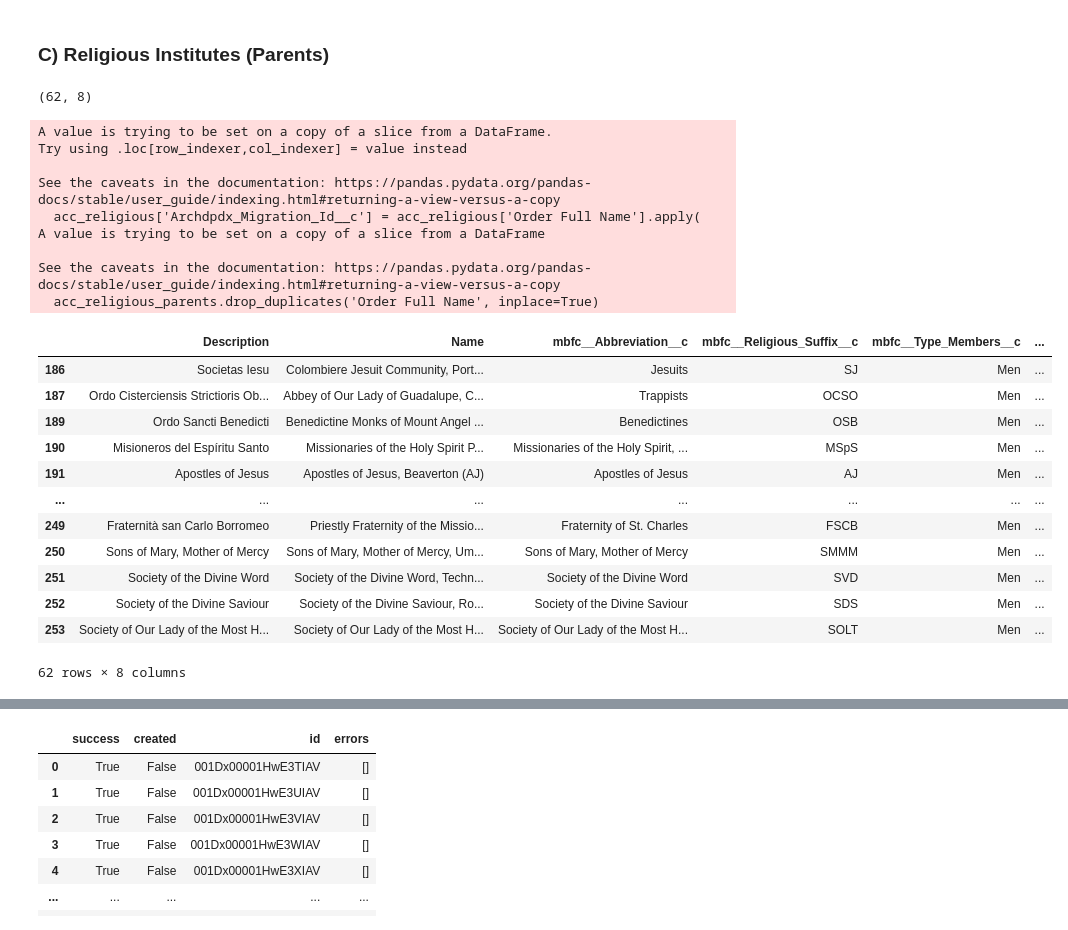
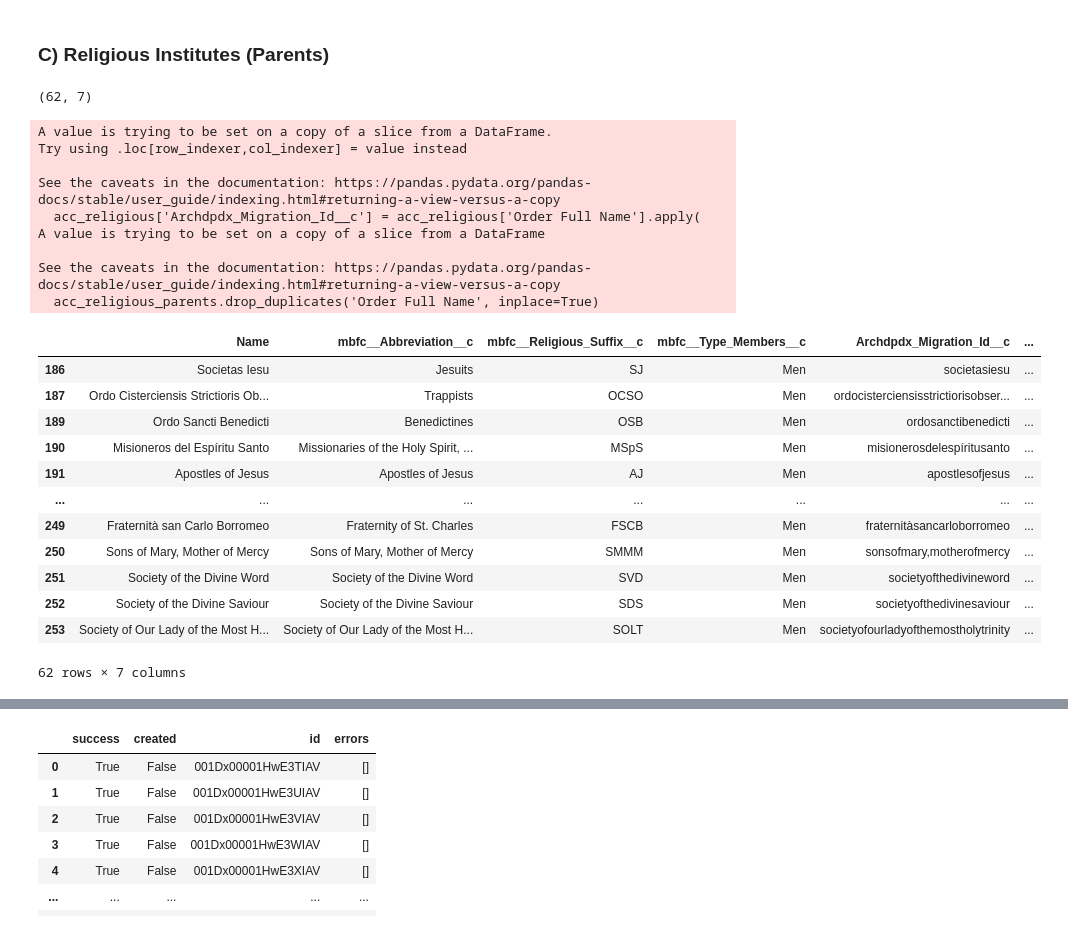
Before and after one commit to Cath-Strategic-Tech/adpdx_etl, a Jupyter notebook: ADPDX_ClergyDB.ipynb, the cells around one changed output, grey strips where cells are left out. Cells and saved outputs as stored; diff of their text form; code cells hidden in the pictures.

```diff
--- a/ADPDX_ClergyDB.ipynb
+++ b/ADPDX_ClergyDB.ipynb
@@ -819,6 +824,9 @@ accounts[accounts.BillingStreet2.isna() == False]
 # %%
 # merge two Non-Latin columns into one
 accounts['Non_Latin__c'] = accounts['Non-Latin'].combine_first(accounts['Non-Latin Rite'])
+
+# Rename the 'Non_Latin__c' field to 'mbfc__Non_Latin__c'
+accounts.rename(columns={'Non_Latin__c': 'mbfc__Non_Latin__c'}, inplace=True)
 # %%
 # export merged tables DESCRIPTION to CSV for mapping
 accounts.describe(include='all').transpose().to_csv(f'/Users/matthewmartin/Library/CloudStorage/GoogleDrive-matt@meribahflow.com/Shared drives/Clients/ADPDX (Portland)/Data/Clergy DB/working/accounts.csv')
@@ -850,7 +858,7 @@ accounts.drop(columns=['BillingStreet1', 'BillingStreet2'], inplace=True)
 
 boolean_columns_to_convert = [
     'Archdiocese_Assigns_Clergy__c',
-    'Non_Latin__c',
+    'mbfc__Non_Latin__c',
     'Disabled_Access__c',
     ]
 
@@ -1430,54 +1476,58 @@ acc_religious_2 = acc_religious
 # Create a DF for only parent religious order accounts
 acc_religious_parents = acc_religious_2[[
     'Order Full Name',
-    'Name',
+    # 'Name',
     'mbfc__Abbreviation__c',
     'mbfc__Religious_Suffix__c',
     'mbfc__Type_Members__c',
     'Archdpdx_Migration_Id__c',
     'Pontifical_or_Diocesan_Order__c',
     'Religious_Secular_Order__c',
     ]]
 
 # Drop duplicate rows of the same parent Religious Order (becuase there are more than 1 local community of a particular order)
 acc_religious_parents.drop_duplicates('Order Full Name', inplace=True)
 
+# Manipulate the 'Name' field to remove any comma and subsequent text
+# acc_religious_parents['Name'] = acc_religious_parents['Name'].str.split(',').str[0]
+
 # How many remaining rows after dropping duplicates?
 print(acc_religious_parents.shape)
 
 # Rename columns
 acc_religious_parents = acc_religious_parents.rename(columns={
-    'Order Full Name': 'Description'
+    # 'Order Full Name': 'Description',
+    'Order Full Name': 'Name'
     })
 
 # Drop NA
 acc_religious_parents.fillna('', inplace=True)
 
 acc_religious_parents
 # %% [output]
-(62, 8)
+(62, 7)
 A value is trying to be set on a copy of a slice from a DataFrame.
 Try using .loc[row_indexer,col_indexer] = value instead
 
 See the caveats in the documentation: https://pandas.pydata.org/pandas-docs/stable/user_guide/indexing.html#returning-a-view-versus-a-copy
   acc_religious['Archdpdx_Migration_Id__c'] = acc_religious['Order Full Name'].apply(
 A value is trying to be set on a copy of a slice from a DataFrame
 
 See the caveats in the documentation: https://pandas.pydata.org/pandas-docs/stable/user_guide/indexing.html#returning-a-view-versus-a-copy
   acc_religious_parents.drop_duplicates('Order Full Name', inplace=True)
-|  | Description | Name | mbfc__Abbreviation__c | mbfc__Religious_Suffix__c | mbfc__Type_Members__c | ... |
-| 186 | Societas Iesu | Colombiere Jesuit Community, Port... | Jesuits | SJ | Men | ... |
-| 187 | Ordo Cisterciensis Strictioris Ob... | Abbey of Our Lady of Guadalupe, C... | Trappists | OCSO | Men | ... |
-| 189 | Ordo Sancti Benedicti | Benedictine Monks of Mount Angel ... | Benedictines | OSB | Men | ... |
-| 190 | Misioneros del Espíritu Santo | Missionaries of the Holy Spirit P... | Missionaries of the Holy Spirit, ... | MSpS | Men | ... |
-| 191 | Apostles of Jesus | Apostles of Jesus, Beaverton (AJ) | Apostles of Jesus | AJ | Men | ... |
+|  | Name | mbfc__Abbreviation__c | mbfc__Religious_Suffix__c | mbfc__Type_Members__c | Archdpdx_Migration_Id__c | ... |
+| 186 | Societas Iesu | Jesuits | SJ | Men | societasiesu | ... |
+| 187 | Ordo Cisterciensis Strictioris Ob... | Trappists | OCSO | Men | ordocisterciensisstrictiorisobser... | ... |
+| 189 | Ordo Sancti Benedicti | Benedictines | OSB | Men | ordosanctibenedicti | ... |
+| 190 | Misioneros del Espíritu Santo | Missionaries of the Holy Spirit, ... | MSpS | Men | misionerosdelespíritusanto | ... |
+| 191 | Apostles of Jesus | Apostles of Jesus | AJ | Men | apostlesofjesus | ... |
 | ... | ... | ... | ... | ... | ... | ... |
-| 249 | Fraternità san Carlo Borromeo | Priestly Fraternity of the Missio... | Fraternity of St. Charles | FSCB | Men | ... |
-| 250 | Sons of Mary, Mother of Mercy | Sons of Mary, Mother of Mercy, Um... | Sons of Mary, Mother of Mercy | SMMM | Men | ... |
-| 251 | Society of the Divine Word | Society of the Divine Word, Techn... | Society of the Divine Word | SVD | Men | ... |
-| 252 | Society of the Divine Saviour | Society of the Divine Saviour, Ro... | Society of the Divine Saviour | SDS | Men | ... |
-| 253 | Society of Our Lady of the Most H... | Society of Our Lady of the Most H... | Society of Our Lady of the Most H... | SOLT | Men | ... |
+| 249 | Fraternità san Carlo Borromeo | Fraternity of St. Charles | FSCB | Men | fraternitàsancarloborromeo | ... |
+| 250 | Sons of Mary, Mother of Mercy | Sons of Mary, Mother of Mercy | SMMM | Men | sonsofmary,motherofmercy | ... |
+| 251 | Society of the Divine Word | Society of the Divine Word | SVD | Men | societyofthedivineword | ... |
+| 252 | Society of the Divine Saviour | Society of the Divine Saviour | SDS | Men | societyofthedivinesaviour | ... |
+| 253 | Society of Our Lady of the Most H... | Society of Our Lady of the Most H... | SOLT | Men | societyofourladyofthemostholytrinity | ... |
-62 rows × 8 columns
+62 rows × 7 columns
 # %%
 acc_religious_parents['mbfc__Religious_Type__c'] = 'Congregation'
 # %%
```
Also changed, not shown: parts of 28 cells of this notebook, 4 other files.
